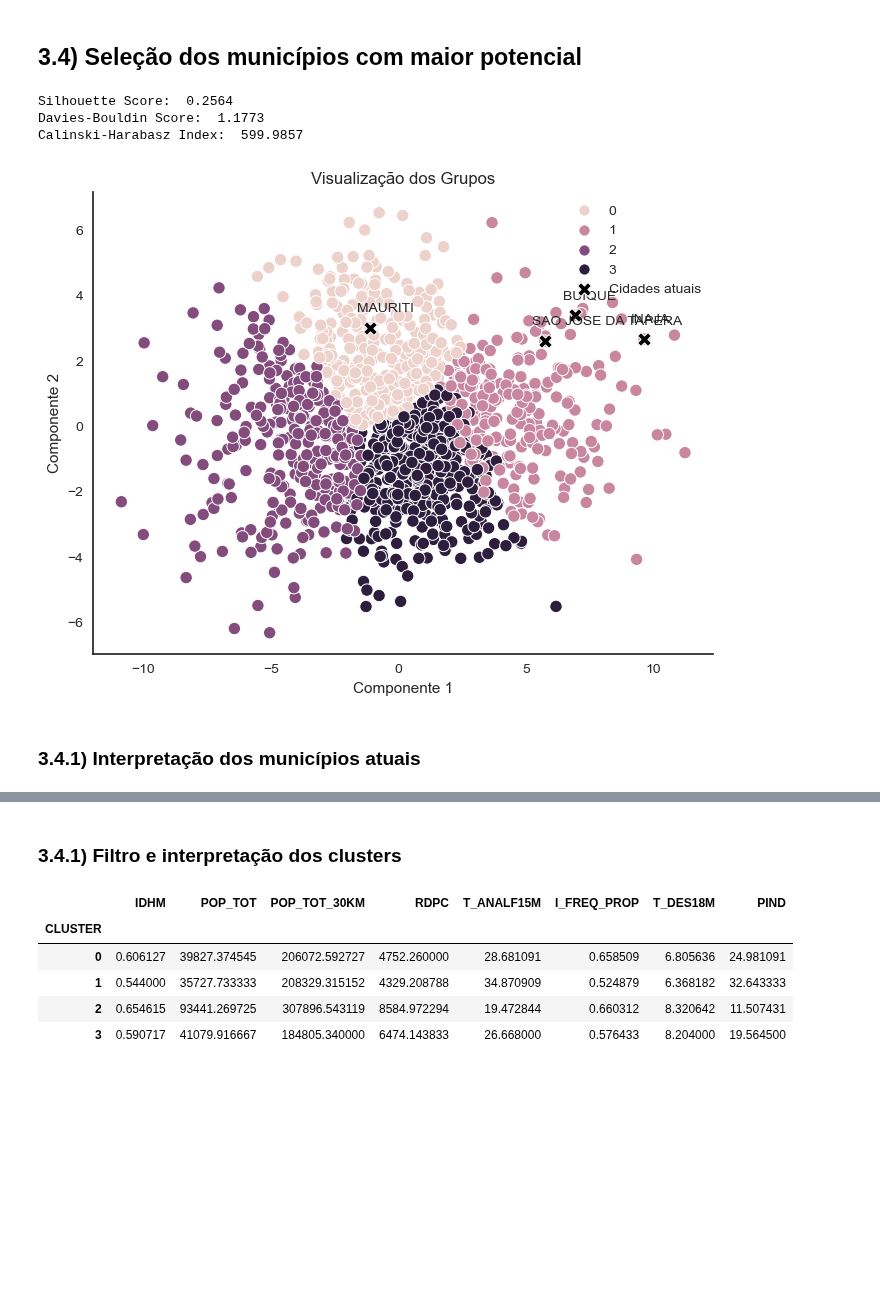
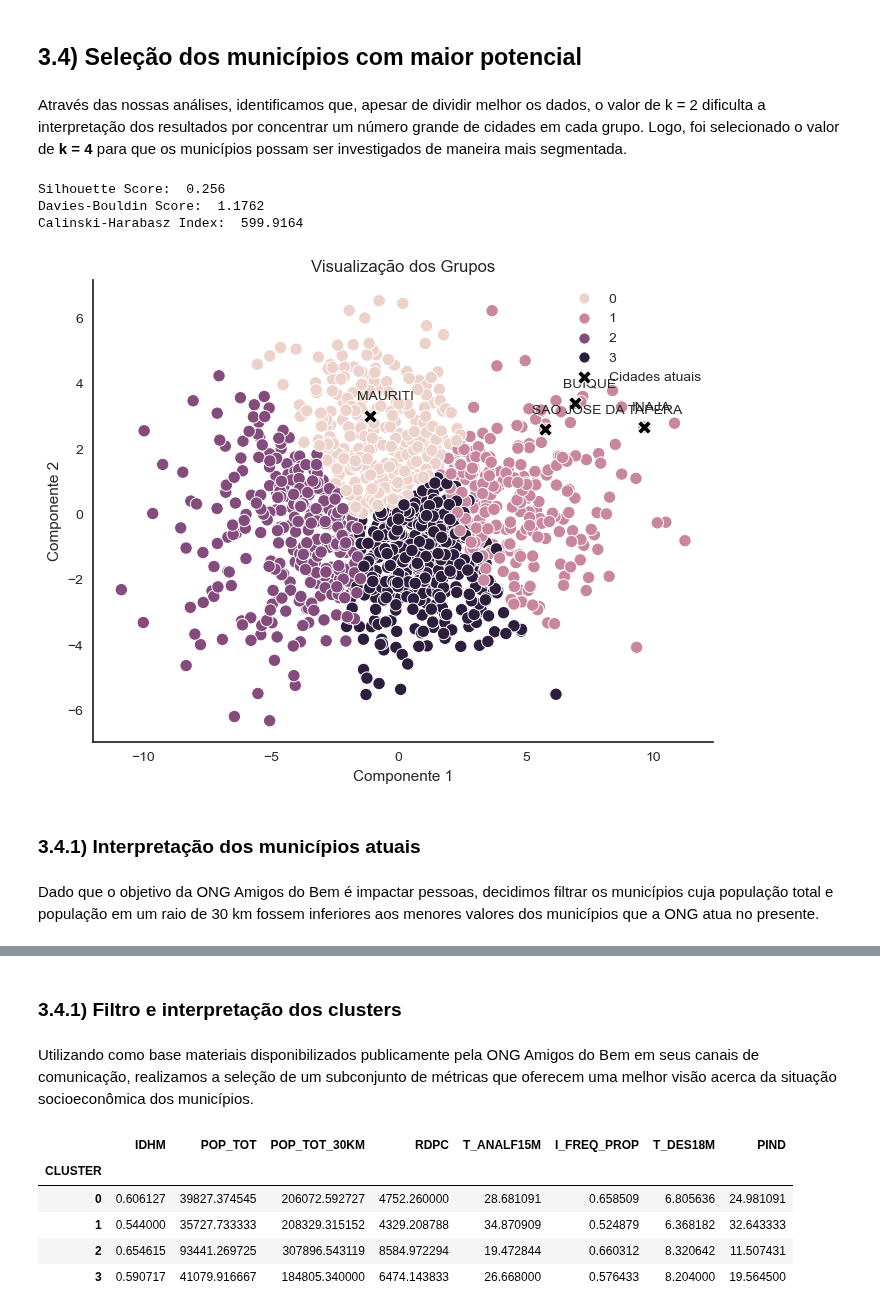
Before and after one commit to caiosoter/BCG2023, a Jupyter notebook: Notebooks/AnaliseExploratoria_PCA_Clustering.ipynb, the cells around one changed output, grey strips where cells are left out. Cells and saved outputs as stored; diff of their text form; code cells hidden in the pictures; blank space fills up the shorter version.

Commit message:
Finalização dos notebooks de análise exploratória

```diff
--- a/Notebooks/AnaliseExploratoria_PCA_Clustering.ipynb
+++ b/Notebooks/AnaliseExploratoria_PCA_Clustering.ipynb
@@ -185,15 +215,5 @@ Calinski-Harabasz Index:  402.8555
 # %%
-X = df[columns]
-y = k_clusters
-
-X_train, X_test, y_train, y_test = train_test_split(X, y, test_size=0.2, random_state=42, stratify=y)
-
-rf_model = RandomForestClassifier(n_jobs=-1, random_state=42)
-boruta = BorutaPy(rf_model, n_estimators='auto', verbose=False, random_state=42)
-boruta.fit(X_train.values, y_train)
-mask_columns_selected = boruta.support_.tolist()
-df_pp = X.iloc[:, mask_columns_selected]
-columns_selected = df_pp.columns
+columns_selected = boruta(df, columns, k_clusters)
 columns_selected
 # %% [output]
 Index(['DIST_EF_PUB', 'DIST_EM_PUB', 'IDEB_AI', 'IDEB_AF', 'DOCSUP_EF_PUB',
@@ -228,8 +244,6 @@ plt.show()
 # %% [markdown]
 ## 3.6) Nova análise de cluster
 # %%
-df_components = PCA_plot.fit_transform(df_scaled)
-df_components = pd.DataFrame(df_components)
-df_components.columns = ['COMPONENT1', 'COMPONENT2']
+df_components = components(df_scaled)
 # %% [markdown]
 ### 3.6.2) K-Means
@@ -262,23 +267,27 @@ Calinski-Harabasz Index:  797.2544
 [figure]
 # %% [markdown]
 ## 3.4) Seleção dos municípios com maior potencial
-# %%
-kmeans = KMeans(4, random_state = 42)
-k_clusters = kmeans.fit_predict(df_reducted)
-print('Silhouette Score: ',round(silhouette_score(df_reducted, k_clusters),4))
-print('Davies-Bouldin Score: ',round(davies_bouldin_score(df_reducted, k_clusters),4))
-print('Calinski-Harabasz Index: ',round(calinski_harabasz_score(df_reducted, k_clusters),4))
-plot(df, df_components, k_clusters)
-# %% [output]
-Silhouette Score:  0.2564
-Davies-Bouldin Score:  1.1773
-Calinski-Harabasz Index:  599.9857
-[figure, removed]
+# %% [markdown]
+Através das nossas análises, identificamos que, apesar de dividir melhor os dados, o valor de k = 2 dificulta a interpretação dos resultados por concentrar um número grande de cidades em cada grupo. Logo, foi selecionado o valor de **k = 4** para que os municípios possam ser investigados de maneira mais segmentada.
+# %%
+kmeans = KMeans(4, random_state = 42)
+k_clusters = kmeans.fit_predict(df_reducted)
+print('Silhouette Score: ',round(silhouette_score(df_reducted, k_clusters),4))
+print('Davies-Bouldin Score: ',round(davies_bouldin_score(df_reducted, k_clusters),4))
+print('Calinski-Harabasz Index: ',round(calinski_harabasz_score(df_reducted, k_clusters),4))
+cluster_plot(df, df_components, k_clusters)
+# %% [output]
+Silhouette Score:  0.256
+Davies-Bouldin Score:  1.1762
+Calinski-Harabasz Index:  599.9164
+[figure, added]
 # %%
 df['CLUSTER'] = k_clusters
 df.to_csv('../Dados/Tabela_final/municipios_clusters.csv')
 # %% [markdown]
 ### 3.4.1) Interpretação dos municípios atuais
+# %% [markdown]
+Dado que o objetivo da ONG Amigos do Bem é impactar pessoas, decidimos filtrar os municípios cuja população total e população em um raio de 30 km fossem inferiores aos menores valores dos municípios que a ONG atua no presente.
 # %%
 actual_cities = df[
     [
@@ -305,3 +317,5 @@ actual_cities
 # %% [markdown]
 ### 3.4.1) Filtro e interpretação dos clusters
+# %% [markdown]
+Utilizando como base materiais disponibilizados publicamente pela ONG Amigos do Bem em seus canais de comunicação, realizamos a seleção de um subconjunto de métricas que oferecem uma melhor visão acerca da situação socioeconômica dos municípios.
 # %%
```
Also changed, not shown: parts of 36 cells of this notebook, 2 other files.
